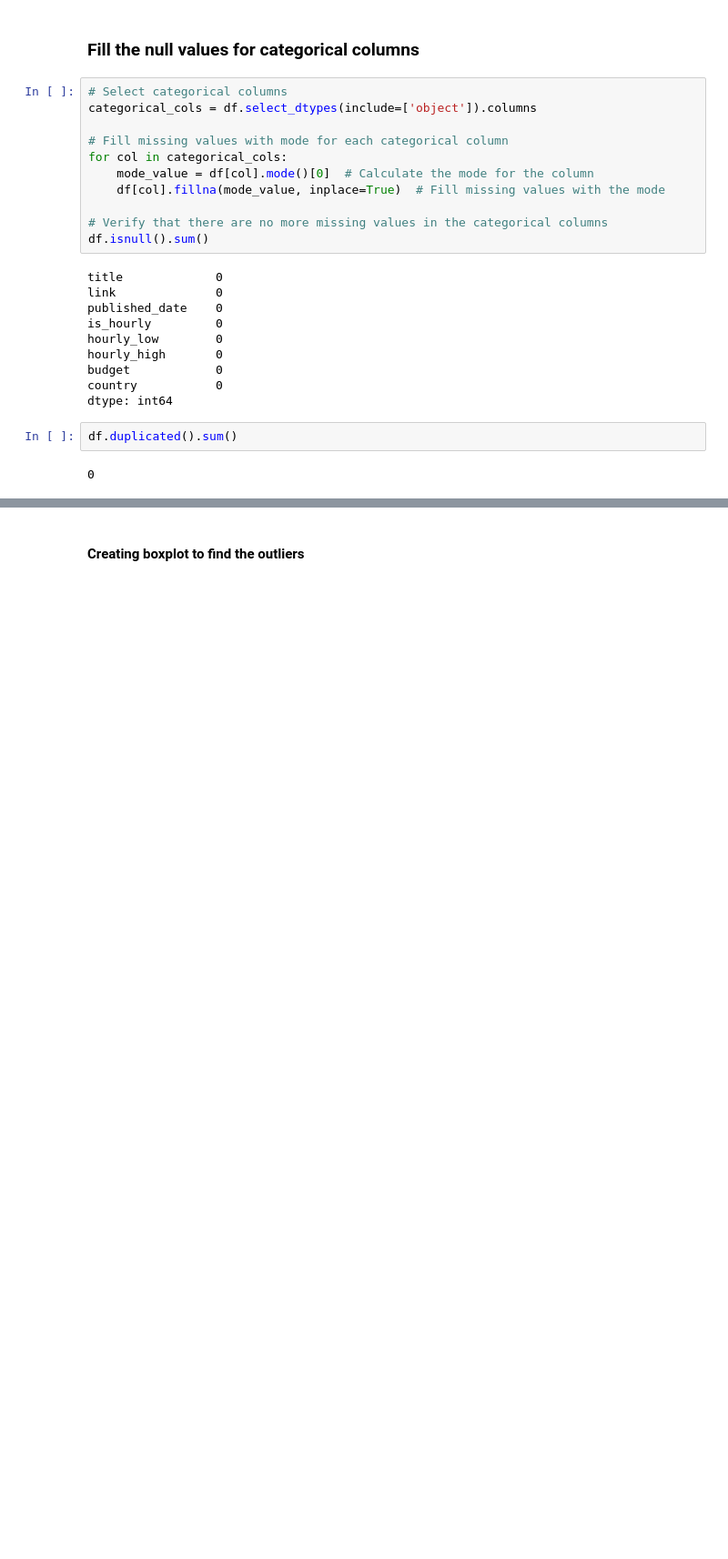
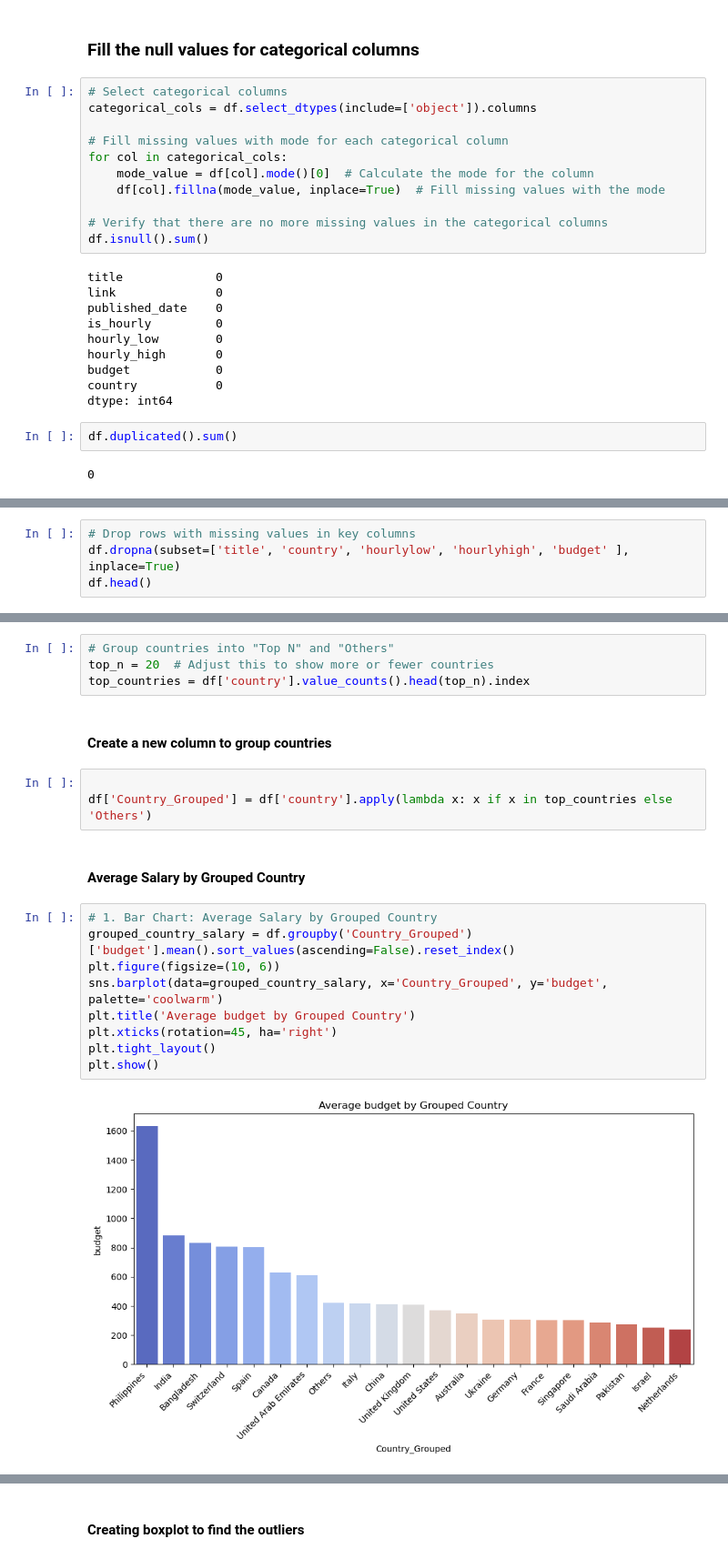
Before and after one commit to santoshdhalwalkar/project-8, a Jupyter notebook: task.ipynb, the cells around one changed output, grey strips where cells are left out. Shown at 91% size. Drawn from its saved outputs; the diff is of its cells as text; blank space fills up the shorter version.

```diff
--- a/task.ipynb
+++ b/task.ipynb
@@ -167,0 +174,4 @@ df.head()
+# %%
+# Drop rows with missing values in key columns
+df.dropna(subset=['title', 'country', 'hourlylow', 'hourlyhigh', 'budget' ], inplace=True)
+df.head()
@@ -167,0 +207,22 @@ df.head()
+# %%
+# Group countries into "Top N" and "Others"
+top_n = 20  # Adjust this to show more or fewer countries
+top_countries = df['country'].value_counts().head(top_n).index
+# %% [markdown]
+####  Create a new column to group countries
+# %%
+
+df['Country_Grouped'] = df['country'].apply(lambda x: x if x in top_countries else 'Others')
+# %% [markdown]
+#### Average Salary by Grouped Country
+# %%
+# 1. Bar Chart: Average Salary by Grouped Country
+grouped_country_salary = df.groupby('Country_Grouped')['budget'].mean().sort_values(ascending=False).reset_index()
+plt.figure(figsize=(10, 6))
+sns.barplot(data=grouped_country_salary, x='Country_Grouped', y='budget', palette='coolwarm')
+plt.title('Average budget by Grouped Country')
+plt.xticks(rotation=45, ha='right')
+plt.tight_layout()
+plt.show()
+# %% [output]
+[figure, added]
```
Also changed, not shown: parts of 78 cells of this notebook, 4 other files.
